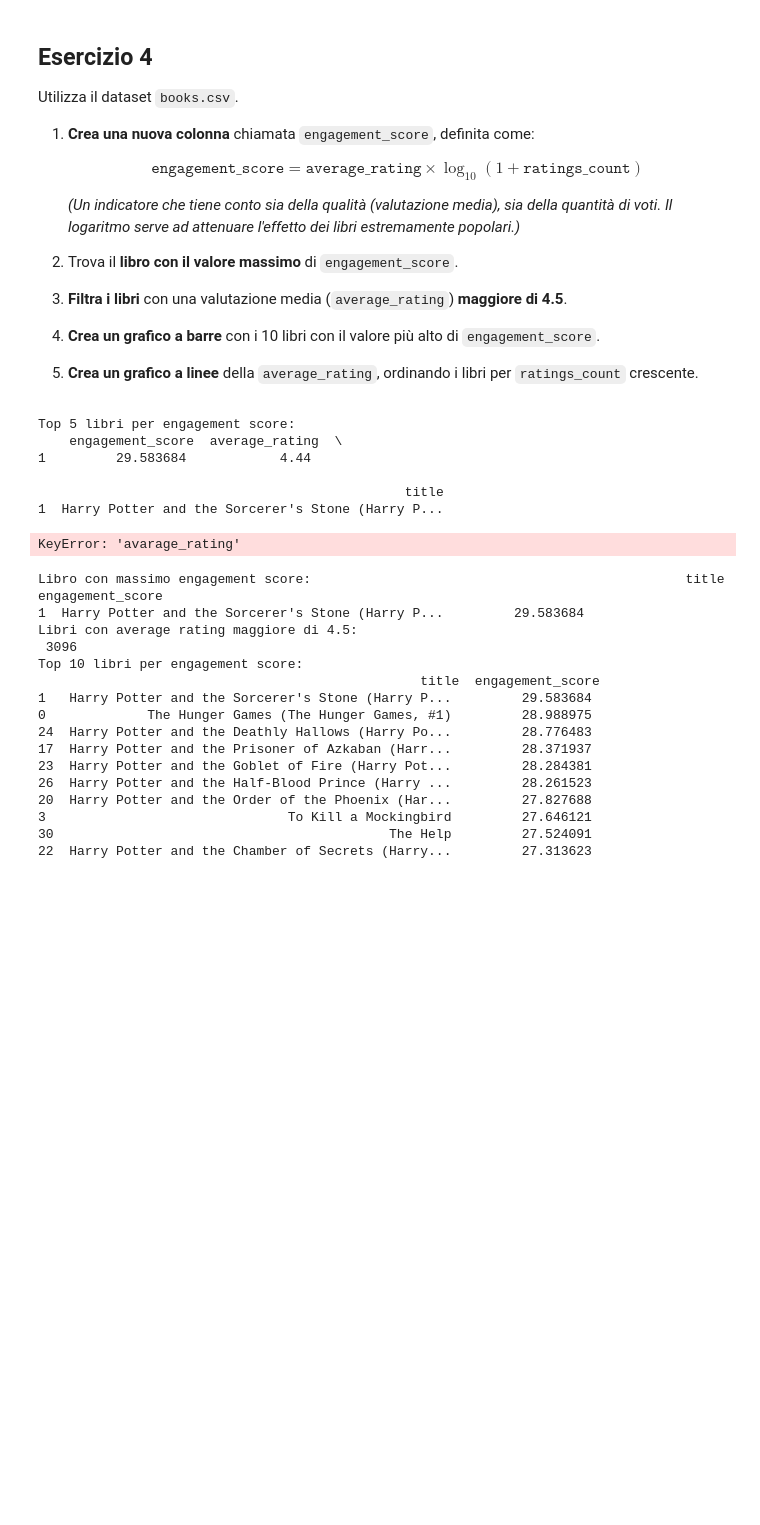
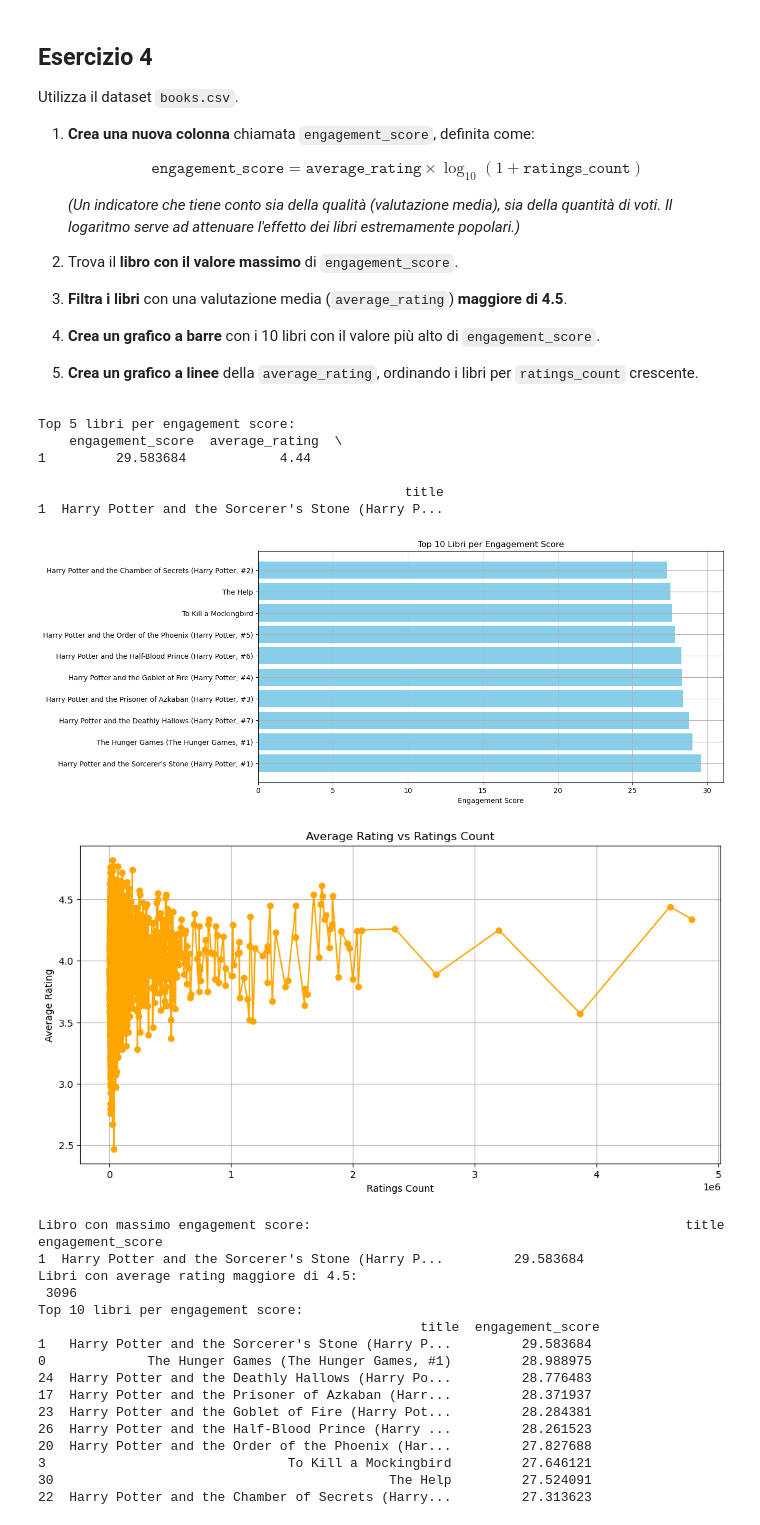
Before and after one commit to NicXVII/ProgrammingLab2, a Jupyter notebook: Appello1/esame27_Giugno2.ipynb, the cells around one changed output. Saved outputs shown, nothing was run; the diff lists cells and outputs as text; code cells hidden in the pictures; blank space fills up the shorter version.

```diff
--- a/Appello1/esame27_Giugno2.ipynb
+++ b/Appello1/esame27_Giugno2.ipynb
@@ -220,25 +220,46 @@ Utilizza il dataset `books.csv`.
 # %%
 import pandas as pd
 import numpy as np
-
+import matplotlib.pyplot as plt
 df = pd.read_csv('books.csv')
 #print(df.head, df.shape)
 
 
 df['engagement_score'] = df['average_rating'] * np.log10(df['ratings_count'] + 1)
 
 df.sort_values(by='engagement_score', ascending=False, inplace=True)
 print("Top 5 libri per engagement score:\n", df[['engagement_score', 'average_rating', 'title']].head(1))
 
 ratings = df[df['average_rating'] > 4.5]
+
+Top10Engagement = df.head(10)
+
+
+plt.figure(figsize=(12, 6))
+plt.barh(Top10Engagement['title'], Top10Engagement['engagement_score'], color='skyblue')
+plt.grid()
+plt.xlabel('Engagement Score')
+plt.title('Top 10 Libri per Engagement Score')
+plt.show()
+
+#5. **Crea un grafico a linee** della `average_rating`, ordinando i libri per `ratings_count` crescente.
+df.sort_values(by='ratings_count', ascending=True, inplace=True)
+plt.figure(figsize=(12, 6))
+plt.plot(df['ratings_count'], df['average_rating'], marker='o', linestyle='-', color='orange')
+plt.xlabel('Ratings Count')
+plt.ylabel('Average Rating')
+plt.title('Average Rating vs Ratings Count')
+plt.grid()
+plt.show()
 # %% [output]
 Top 5 libri per engagement score:
     engagement_score  average_rating  \
 1         29.583684            4.44
 
                                                title
 1  Harry Potter and the Sorcerer's Stone (Harry P...
-KeyError: 'avarage_rating'
+[figure, added]
+[figure, added]
 # %%
 
 import pandas as pd
```
Also changed, not shown: parts of 1 cell of this notebook.
